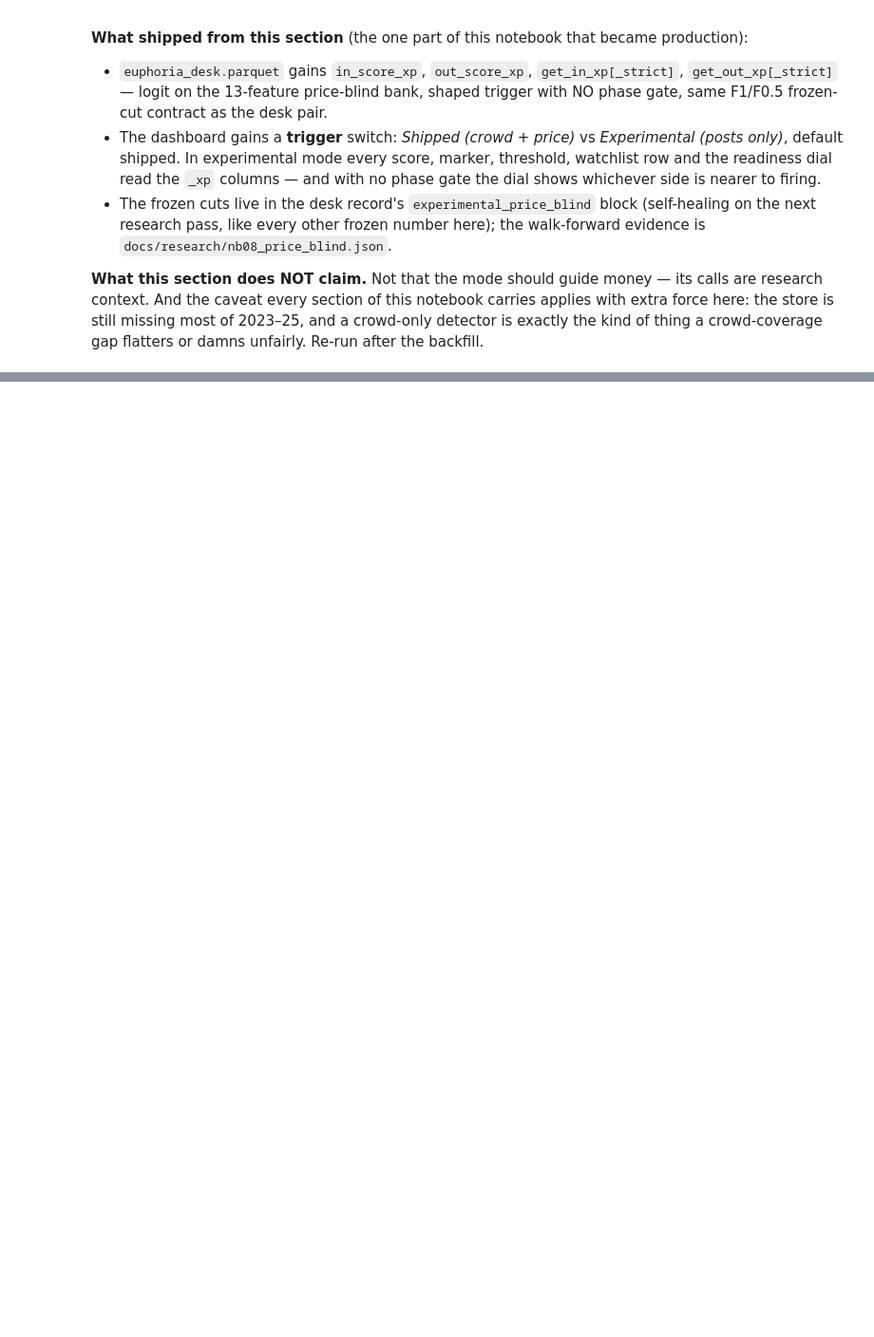
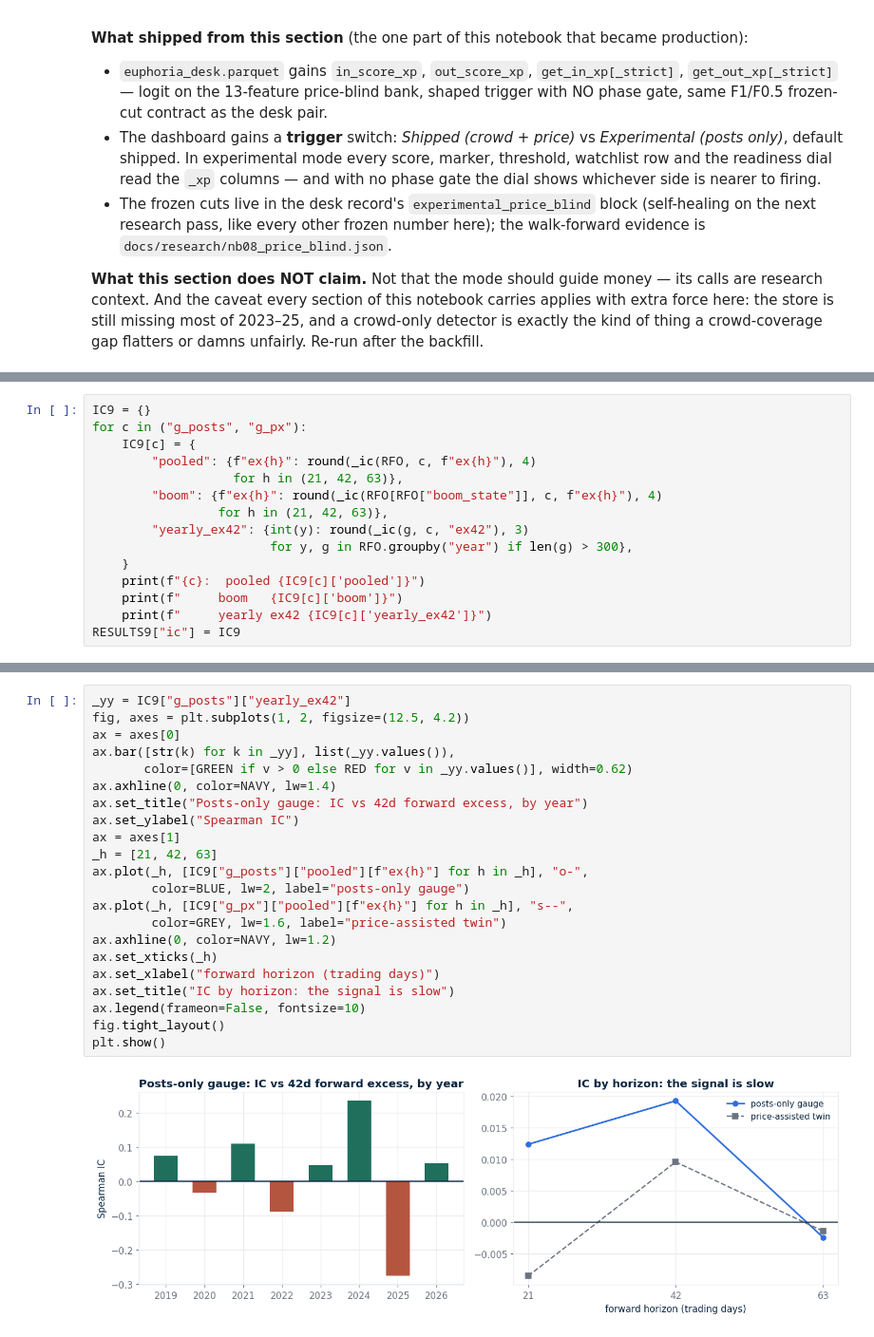
Before and after one commit to alexbrownian/retailAPOLLO, a Jupyter notebook: notebooks/08_inflection_prototype.ipynb, the cells around one changed output, grey strips where cells are left out. Shown at 95% size. Drawn from its saved outputs; the diff is of its cells as text; blank space fills up the shorter version.

```diff
--- a/notebooks/08_inflection_prototype.ipynb
+++ b/notebooks/08_inflection_prototype.ipynb
@@ -1966,0 +2392,15 @@ Re-run after the backfill.
+# %%
+IC9 = {}
+for c in ("g_posts", "g_px"):
+    IC9[c] = {
+        "pooled": {f"ex{h}": round(_ic(RFO, c, f"ex{h}"), 4)
+                   for h in (21, 42, 63)},
+        "boom": {f"ex{h}": round(_ic(RFO[RFO["boom_state"]], c, f"ex{h}"), 4)
+                 for h in (21, 42, 63)},
+        "yearly_ex42": {int(y): round(_ic(g, c, "ex42"), 3)
+                        for y, g in RFO.groupby("year") if len(g) > 300},
+    }
+    print(f"{c}:  pooled {IC9[c]['pooled']}")
+    print(f"     boom   {IC9[c]['boom']}")
+    print(f"     yearly ex42 {IC9[c]['yearly_ex42']}")
+RESULTS9["ic"] = IC9
@@ -1966,0 +2414,24 @@ Re-run after the backfill.
+# %%
+_yy = IC9["g_posts"]["yearly_ex42"]
+fig, axes = plt.subplots(1, 2, figsize=(12.5, 4.2))
+ax = axes[0]
+ax.bar([str(k) for k in _yy], list(_yy.values()),
+       color=[GREEN if v > 0 else RED for v in _yy.values()], width=0.62)
+ax.axhline(0, color=NAVY, lw=1.4)
+ax.set_title("Posts-only gauge: IC vs 42d forward excess, by year")
+ax.set_ylabel("Spearman IC")
+ax = axes[1]
+_h = [21, 42, 63]
+ax.plot(_h, [IC9["g_posts"]["pooled"][f"ex{h}"] for h in _h], "o-",
+        color=BLUE, lw=2, label="posts-only gauge")
+ax.plot(_h, [IC9["g_px"]["pooled"][f"ex{h}"] for h in _h], "s--",
+        color=GREY, lw=1.6, label="price-assisted twin")
+ax.axhline(0, color=NAVY, lw=1.2)
+ax.set_xticks(_h)
+ax.set_xlabel("forward horizon (trading days)")
+ax.set_title("IC by horizon: the signal is slow")
+ax.legend(frameon=False, fontsize=10)
+fig.tight_layout()
+plt.show()
+# %% [output]
+[figure, added]
```
Also changed, not shown: parts of 105 cells of this notebook, 39 other files.
